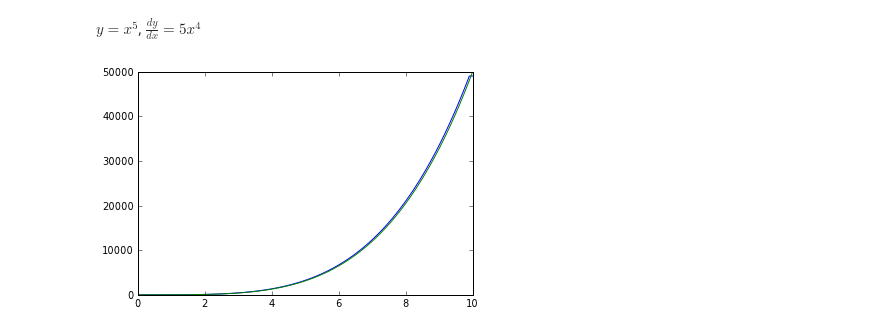
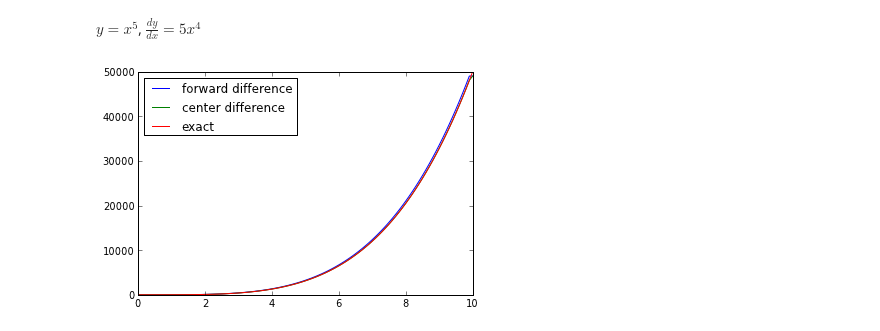
Before and after one commit to mullenray/PHYS202-S13, a Jupyter notebook: Week4/ThursdayClassWork.ipynb, the cells around one changed output. Saved outputs shown, nothing was run; the diff lists cells and outputs as text; code cells hidden in the pictures.

```diff
--- a/Week4/ThursdayClassWork.ipynb
+++ b/Week4/ThursdayClassWork.ipynb
@@ -122,9 +122,18 @@ dydx1[-1] = (y[-1] - y[-2])/(x[-1] - x[-2])
 # %% [markdown]
 $y = x^5$, $\frac{dy}{dx} = 5x^4$
+# %%
+#calculate dydx by center differencing using array slices
+dydx2 = zeros(y.shape,float)
+dydx2[1:-1] = (y[2:] - y[:-2])/(x[2:]-x[:-2]) #center difference
+dydx2[0] = (y[1]-y[0])/(x[1]-x[0])  #forward difference for first element
+dydx2[-1] = (y[-1]-y[-2])/(x[-1]-x[-2])  #backward diference for last element
 # %%
 dydxExact = 5*x**4
-# %%
-plot(x,dydx1, x, dydxExact)
-show()
-# %% [output]
-[figure, removed]
+# %%
+plot(x,dydx1, label='forward difference')
+plot(x,dydx2, label='center difference')
+plot(x,dydxExact, label='exact')
+legend(loc='upper left')
+show()
+# %% [output]
+[figure, added]
```
Also changed, not shown: parts of 2 cells of this notebook.
